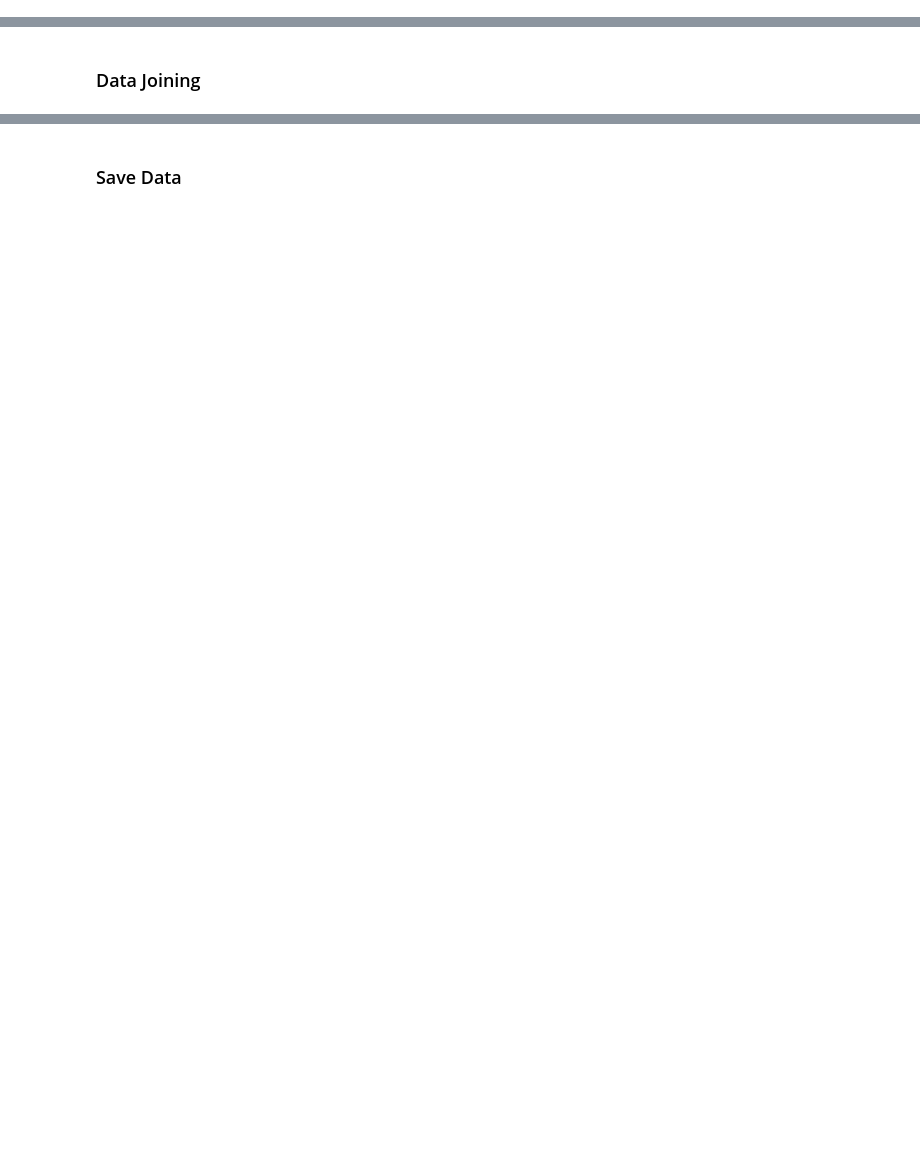
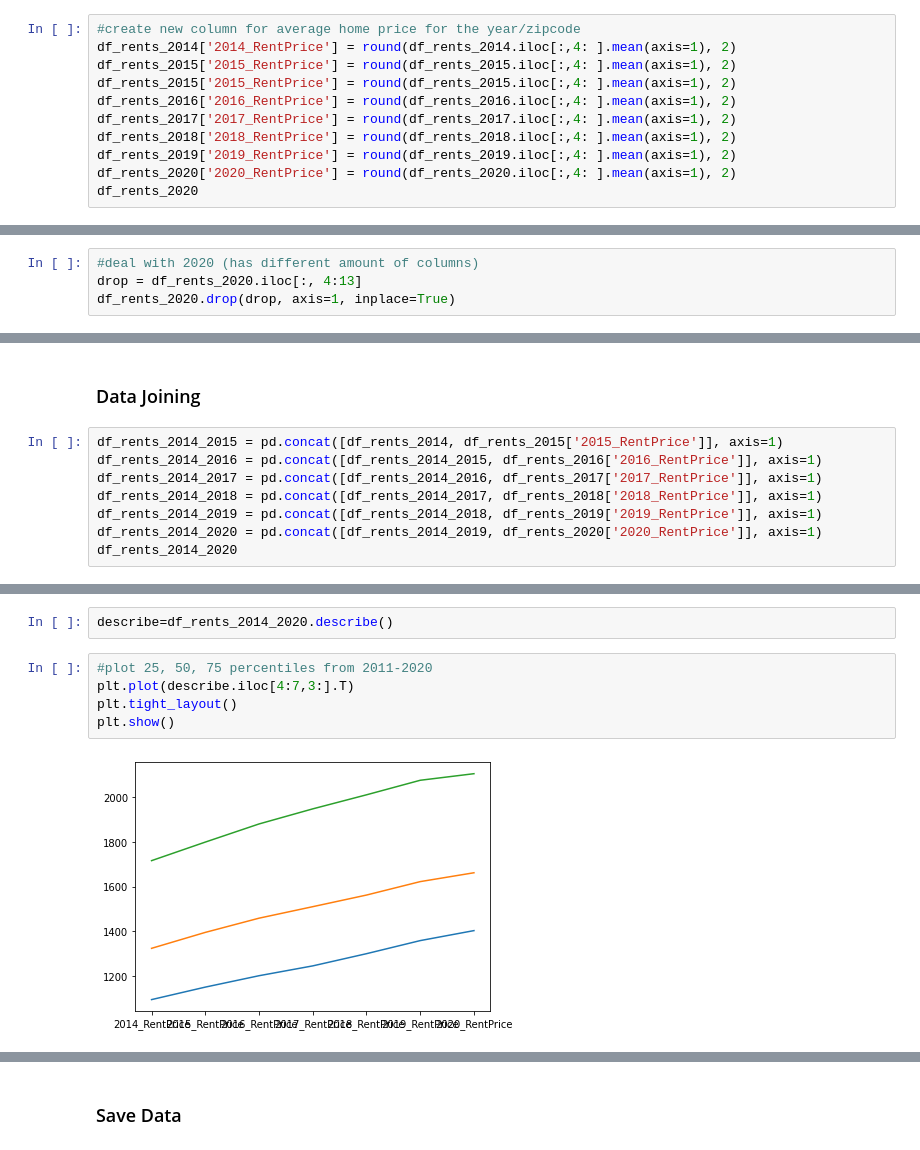
Before and after one commit to jjfrasca/Capstone_2, a Jupyter notebook: notebooks/2.0-jjf-initial-data-wrangling-zipcodeRentPrices.ipynb, the cells around one changed output, grey strips where cells are left out. Drawn from its saved outputs; the diff is of its cells as text; blank space fills up the shorter version.

```diff
--- a/notebooks/2.0-jjf-initial-data-wrangling-zipcodeRentPrices.ipynb
+++ b/notebooks/2.0-jjf-initial-data-wrangling-zipcodeRentPrices.ipynb
@@ -31,0 +107,11 @@ df_rents.head()
+# %%
+#create new column for average home price for the year/zipcode
+df_rents_2014['2014_RentPrice'] = round(df_rents_2014.iloc[:,4: ].mean(axis=1), 2)
+df_rents_2015['2015_RentPrice'] = round(df_rents_2015.iloc[:,4: ].mean(axis=1), 2)
+df_rents_2015['2015_RentPrice'] = round(df_rents_2015.iloc[:,4: ].mean(axis=1), 2)
+df_rents_2016['2016_RentPrice'] = round(df_rents_2016.iloc[:,4: ].mean(axis=1), 2)
+df_rents_2017['2017_RentPrice'] = round(df_rents_2017.iloc[:,4: ].mean(axis=1), 2)
+df_rents_2018['2018_RentPrice'] = round(df_rents_2018.iloc[:,4: ].mean(axis=1), 2)
+df_rents_2019['2019_RentPrice'] = round(df_rents_2019.iloc[:,4: ].mean(axis=1), 2)
+df_rents_2020['2020_RentPrice'] = round(df_rents_2020.iloc[:,4: ].mean(axis=1), 2)
+df_rents_2020
@@ -31,0 +178,4 @@ df_rents.head()
+# %%
+#deal with 2020 (has different amount of columns)
+drop = df_rents_2020.iloc[:, 4:13]
+df_rents_2020.drop(drop, axis=1, inplace=True)
@@ -32,2 +196,10 @@ df_rents.head()
 # %% [markdown]
 ### Data Joining
+# %%
+df_rents_2014_2015 = pd.concat([df_rents_2014, df_rents_2015['2015_RentPrice']], axis=1)
+df_rents_2014_2016 = pd.concat([df_rents_2014_2015, df_rents_2016['2016_RentPrice']], axis=1)
+df_rents_2014_2017 = pd.concat([df_rents_2014_2016, df_rents_2017['2017_RentPrice']], axis=1)
+df_rents_2014_2018 = pd.concat([df_rents_2014_2017, df_rents_2018['2018_RentPrice']], axis=1)
+df_rents_2014_2019 = pd.concat([df_rents_2014_2018, df_rents_2019['2019_RentPrice']], axis=1)
+df_rents_2014_2020 = pd.concat([df_rents_2014_2019, df_rents_2020['2020_RentPrice']], axis=1)
+df_rents_2014_2020
@@ -33,0 +241,9 @@ df_rents.head()
+# %%
+describe=df_rents_2014_2020.describe()
+# %%
+#plot 25, 50, 75 percentiles from 2011-2020
+plt.plot(describe.iloc[4:7,3:].T)
+plt.tight_layout()
+plt.show()
+# %% [output]
+[figure, added]
```
Also changed, not shown: parts of 17 cells of this notebook.
